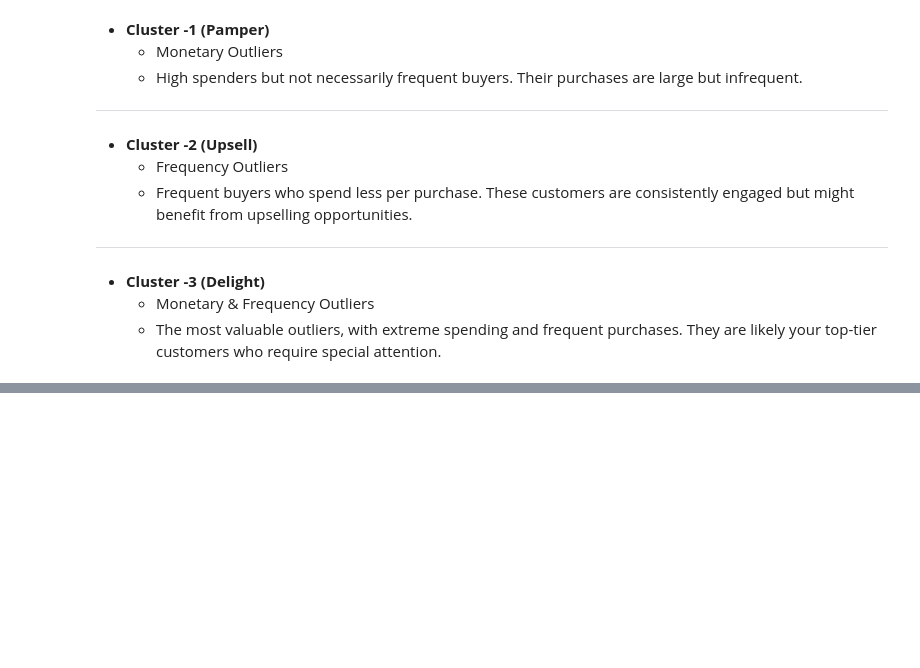
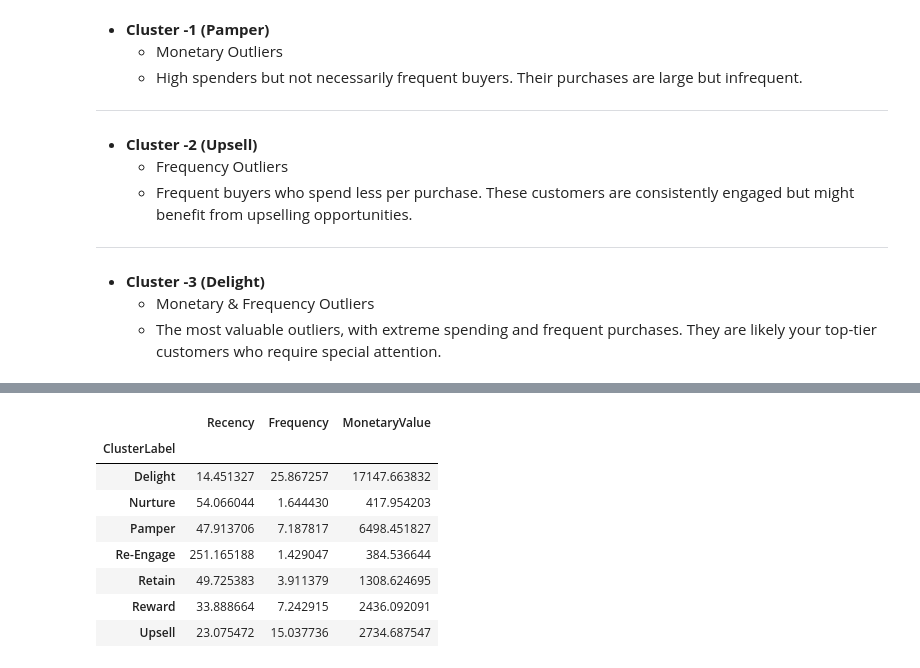
Before and after one commit to abdullahashfaq-ds/Online-Retail-Customer-Analysis, a Jupyter notebook: notebooks/online_retail_analysis.ipynb, the cells around one changed output, grey strips where cells are left out. Saved outputs shown, nothing was run; the diff lists cells and outputs as text; code cells hidden in the pictures; blank space fills up the shorter version.

```diff
--- a/notebooks/online_retail_analysis.ipynb
+++ b/notebooks/online_retail_analysis.ipynb
@@ -833,0 +895,14 @@ plt.show()
+# %%
+full_clustering_df["MonetaryValue"] = full_clustering_df["MonetaryValue"]
+feature_means = full_clustering_df.groupby('ClusterLabel')[['Recency', 'Frequency', 'MonetaryValue']].mean()
+feature_means
+# %% [output]
+|  | Recency | Frequency | MonetaryValue |
+| ClusterLabel |  |  |  |
+| Delight | 14.451327 | 25.867257 | 17147.663832 |
+| Nurture | 54.066044 | 1.644430 | 417.954203 |
+| Pamper | 47.913706 | 7.187817 | 6498.451827 |
+| Re-Engage | 251.165188 | 1.429047 | 384.536644 |
+| Retain | 49.725383 | 3.911379 | 1308.624695 |
+| Reward | 33.888664 | 7.242915 | 2436.092091 |
+| Upsell | 23.075472 | 15.037736 | 2734.687547 |
```
Also changed, not shown: parts of 9 cells of this notebook.
